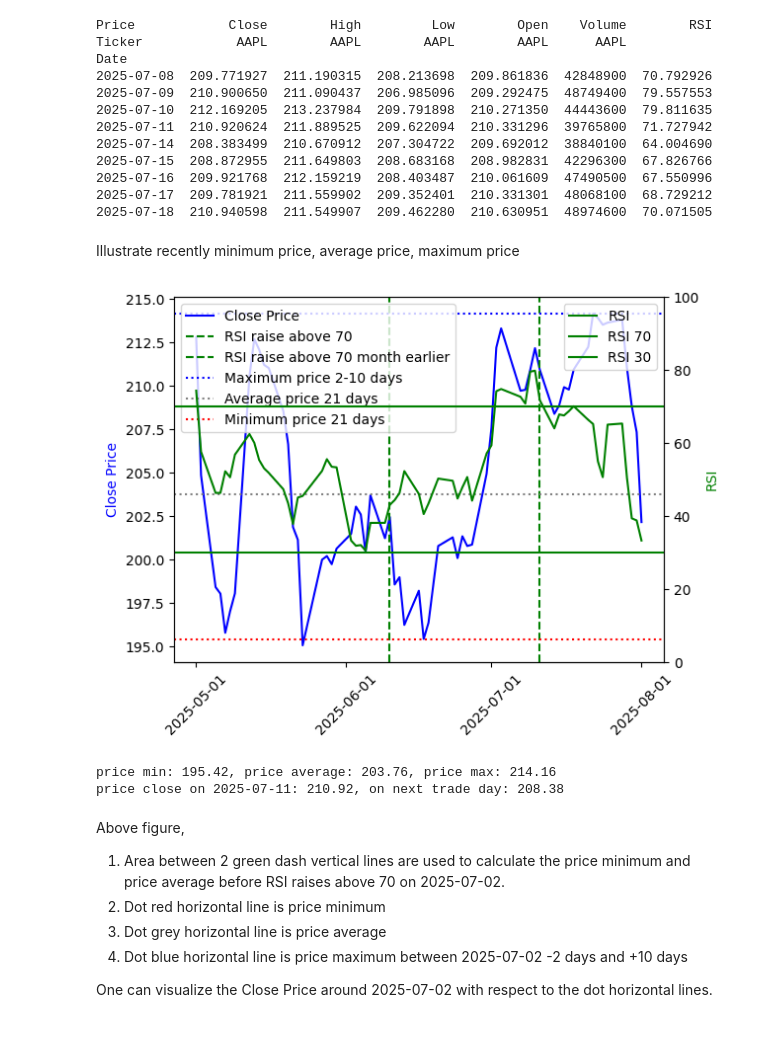
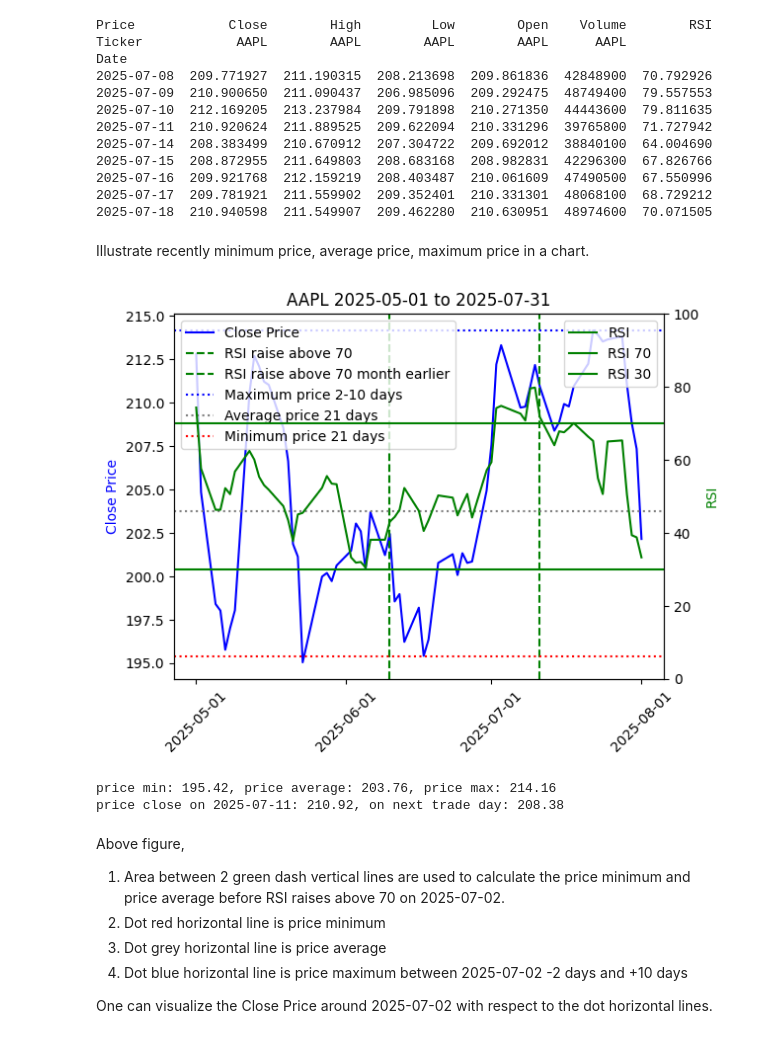
Before and after one commit to thyung/stock_price_vs_rsi, a Jupyter notebook: price_vs_rsi.ipynb, the cells around one changed output. Drawn from its saved outputs; the diff is of its cells as text; code cells hidden in the pictures.

```diff
--- a/price_vs_rsi.ipynb
+++ b/price_vs_rsi.ipynb
@@ -117,43 +122,44 @@ Date
 2025-07-17  209.781921  211.559902  209.352401  210.331301  48068100  68.729212
 2025-07-18  210.940598  211.549907  209.462280  210.630951  48974600  70.071505
 # %% [markdown]
-Illustrate recently minimum price, average price, maximum price
+Illustrate recently minimum price, average price, maximum price in a chart.
 # %%
 # RSI just above 70 on 2025-07-11 and drop below 70 on 2025-07-14 (next trade day)
 EVENT_DATE_STR = '2025-07-11'
 df_aapl_5_7 = df_aapl['2025-05-01':'2025-08-01']
 fig, ax1 = plt.subplots()
+plt.title('AAPL 2025-05-01 to 2025-07-31')
 ax1.plot(df_aapl_5_7.index, df_aapl_5_7['Close'], label='Close Price', color='blue')
 event_date = pd.to_datetime(EVENT_DATE_STR)
 event_date_month_earlier = df_aapl_5_7.index[df_aapl_5_7.index.get_loc(EVENT_DATE_STR) - LEFT_MIN]
 ax1.axvline(x=event_date, color='g', linestyle='--', label='RSI raise above 70')
 ax1.axvline(x=event_date_month_earlier, color='g', linestyle='--', label='RSI raise above 70 month earlier')
 price_min = get_price_min(df_aapl_5_7, df_aapl_5_7.index.get_loc(EVENT_DATE_STR) - LEFT_MIN, df_aapl_5_7.index.get_loc(EVENT_DATE_STR) + 1)
 price_average = get_price_average(df_aapl_5_7, df_aapl_5_7.index.get_loc(EVENT_DATE_STR) - LEFT_AVERAGE, df_aapl_5_7.index.get_loc(EVENT_DATE_STR) + 1)
 price_max = get_price_max(df_aapl_5_7, df_aapl_5_7.index.get_loc(EVENT_DATE_STR) - LEFT_MAX, df_aapl_5_7.index.get_loc(EVENT_DATE_STR) + RIGHT_MAX + 1)
 ax1.axhline(y=price_max, color='b', linestyle=':', label=f'Maximum price {LEFT_MAX}-{RIGHT_MAX} days')
 ax1.axhline(y=price_average, color='grey', linestyle=':', label=f'Average price {LEFT_AVERAGE} days')
 ax1.axhline(y=price_min, color='r', linestyle=':', label=f'Minimum price {LEFT_MIN} days')
 ax1.xaxis.set_major_locator(mdates.MonthLocator(interval=1))
 ax1.xaxis.set_major_formatter(mdates.DateFormatter('%Y-%m-%d'))
 plt.xticks(rotation=45)
 ax1.set_ylabel('Close Price', color='blue')
 ax1.legend(loc='upper left')
 ax2 = ax1.twinx()
 ax2.plot(df_aapl_5_7.index, df_aapl_5_7['RSI'], label='RSI', color='g')
 ax2.set_ylabel('RSI', color='g')
 ax2.axhline(y=70, color='g', linestyle='-', label='RSI 70')
 ax2.axhline(y=30, color='g', linestyle='-', label='RSI 30')
 ax2.set_ylim(0, 100)
 ax2.legend(loc='upper right')
 plt.show()
 print(f'price min: {price_min:.2f}, price average: {price_average:.2f}, price max: {price_max:.2f}')
 print('price close on {}: {:.2f}, on next trade day: {:.2f}'.format(
     EVENT_DATE_STR,
     df_aapl_5_7.iloc[df_aapl_5_7.index.get_loc(EVENT_DATE_STR)].iloc[0],
     df_aapl_5_7.iloc[df_aapl_5_7.index.get_loc(EVENT_DATE_STR) + 1].iloc[0]))
 # %% [output]
-[figure, old version]
+[figure, new version]
 price min: 195.42, price average: 203.76, price max: 214.16
 price close on 2025-07-11: 210.92, on next trade day: 208.38
 # %% [markdown]
```
Also changed, not shown: parts of 17 cells of this notebook.
